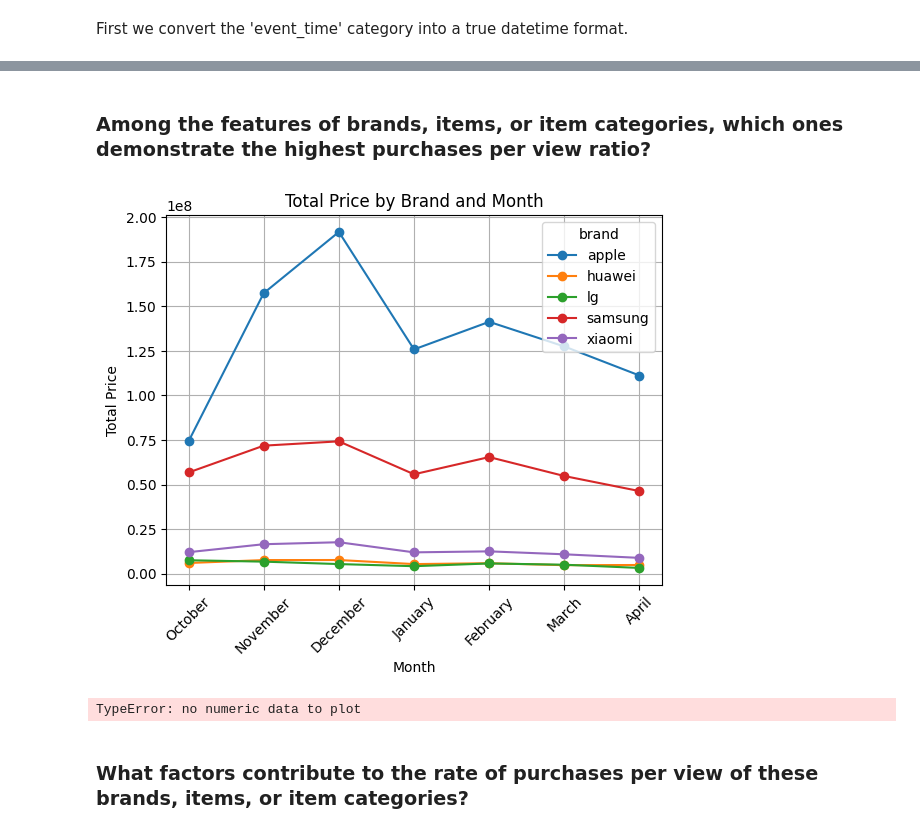
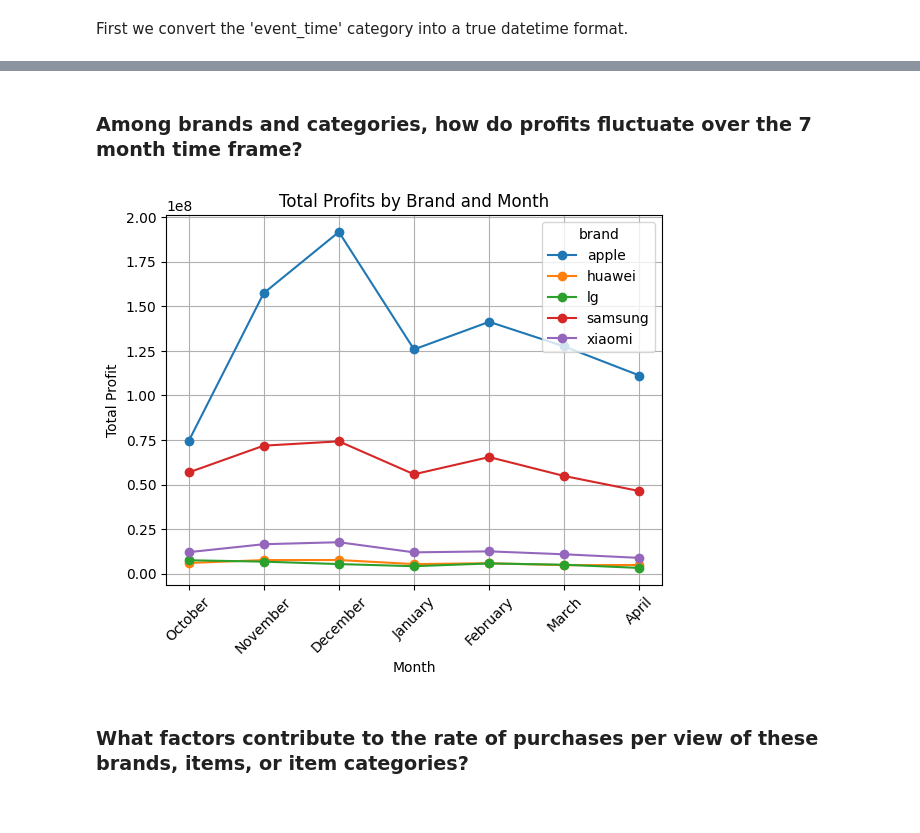
Before and after one commit to seel6470/CSPB-4502-Group-9-Project, a Jupyter notebook: Project Code.ipynb, the cells around one changed output, grey strips where cells are left out. Drawn from its saved outputs; the diff is of its cells as text; code cells hidden in the pictures.

Commit message:
Fixed issue with line charts

```diff
--- a/Project Code.ipynb
+++ b/Project Code.ipynb
@@ -331,55 +331,54 @@ df.head()
 # %% [markdown]
-### Among the features of brands, items, or item categories, which ones demonstrate the highest purchases per view ratio?
+### Among brands and categories, how do profits fluctuate over the 7 month time frame?
 # %%
 # Extract month from date column
 df['date'] = pd.to_datetime(df['date'])
 df['month'] = df['date'].dt.month
 months_ordered = ['October', 'November', 'December', 'January', 'February', 'March', 'April']
 
+# Plot most profitable brand purchases over time
 # For brand_grouped truncated brands to 5 most profitable brands
 most_profitable_5_brands = brand_grouped.head(5)
 
 # Extract months
 df_top_5_brands = df[df['brand'].isin(most_profitable_5_brands.index)]
 df_top_5_brands.loc[:, 'month'] = df_top_5_brands['date'].dt.strftime('%B')  # Full month name
 
 # Group by brand and month and calculate the sum of price
 brand_monthly_total = df_top_5_brands.groupby(['brand', 'month'])['price'].sum().reset_index()
 
-# For category_grouped truncated category to 5 most profitable categories
-most_profitable_5_categories = category_grouped.head(5)
-
-# Extract months
-df_top_5_categories = df[df['brand'].isin(most_profitable_5_categories.index)]
-df_top_5_categories.loc[:, 'month'] = df_top_5_categories['date'].dt.strftime('%B')
-
-category_monthly_total = df_top_5_categories.groupby(['brand', 'month'])['price'].sum().reset_index()
-
-# Plot most profitable brand purchases over time
-
 # Creates a dataframe suitable for plotting
 pivot_df_brands = brand_monthly_total.pivot(index='month', columns='brand', values='price')
 pivot_df_brands.plot(kind='line', marker='o')
 plt.xlabel('Month')
-plt.ylabel('Total Price')
-plt.title('Total Price by Brand and Month')
+plt.ylabel('Total Profit')
+plt.title('Total Profits by Brand and Month')
 plt.xticks(range(len(months_ordered)), months_ordered, rotation=45)
 plt.grid(True)
 plt.show()
 
 
 # Plot most profitable category purchases over time
-pivot_df_categories = category_monthly_total.pivot(index='month', columns='brand', values='price')
+
+# Truncate for readability
+most_profitable_5_categories = category_grouped.head(5)
+
+# Extract months
+df_top_5_categories = df[df['main_category'].isin(most_profitable_5_categories.index)]
+df_top_5_categories.loc[:, 'month'] = df_top_5_categories['date'].dt.strftime('%B')
+
+category_monthly_total = df_top_5_categories.groupby(['main_category', 'month'])['price'].sum().reset_index()
+
+pivot_df_categories = category_monthly_total.pivot(index='month', columns='main_category', values='price')
 pivot_df_categories.plot(kind='line', marker='o')
 plt.xlabel('Month')
-plt.ylabel('Total Price')
-plt.title('Total Price by Category and Month')
+plt.ylabel('Total Profit')
+plt.title('Total Profits by Category and Month')
 plt.xticks(range(len(months_ordered)), months_ordered, rotation=45)
 plt.grid(True)
 plt.show()
 # %% [output]
-[figure, old version]
+[figure, new version]
-TypeError: no numeric data to plot
 # %% [markdown]
 ### What factors contribute to the rate of purchases per view of these brands, items, or item categories?
 # %%
```
Also changed, not shown: parts of 1 cell of this notebook.
